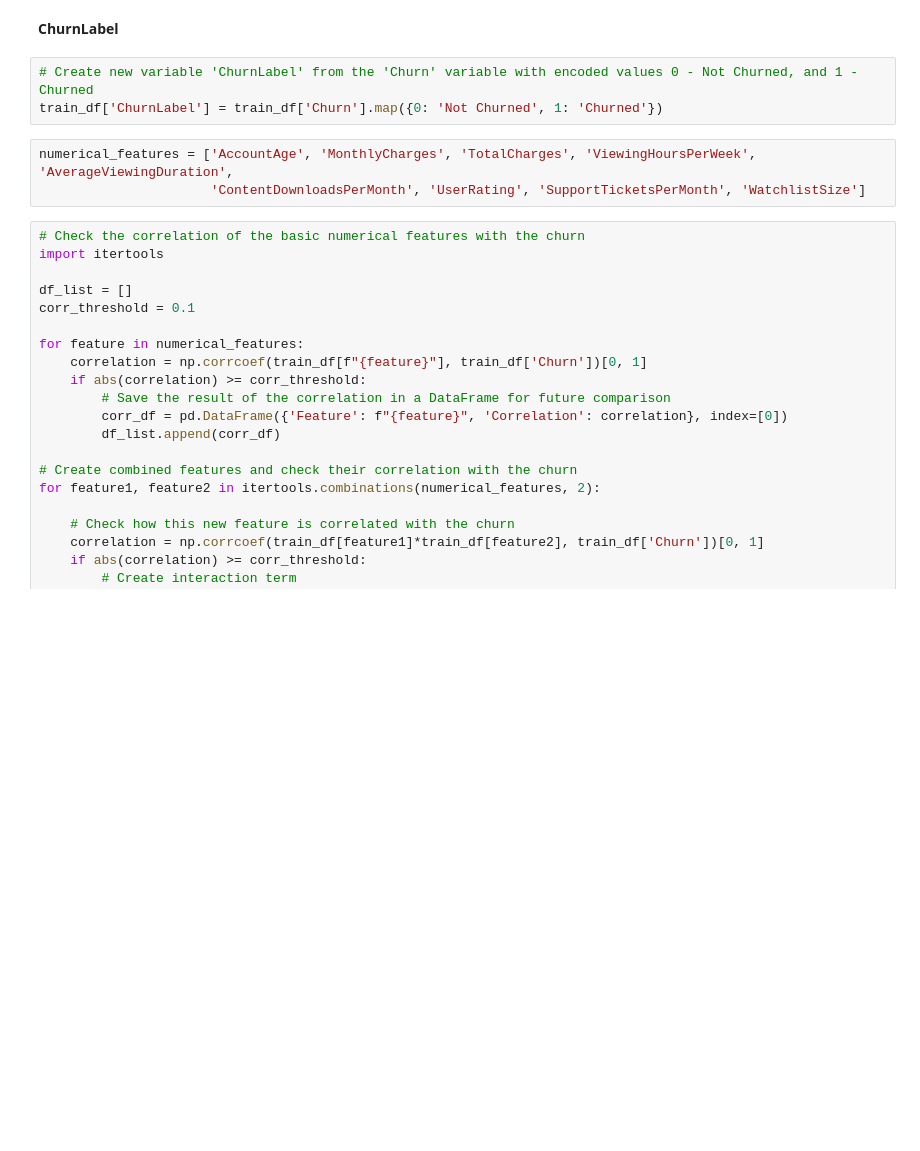
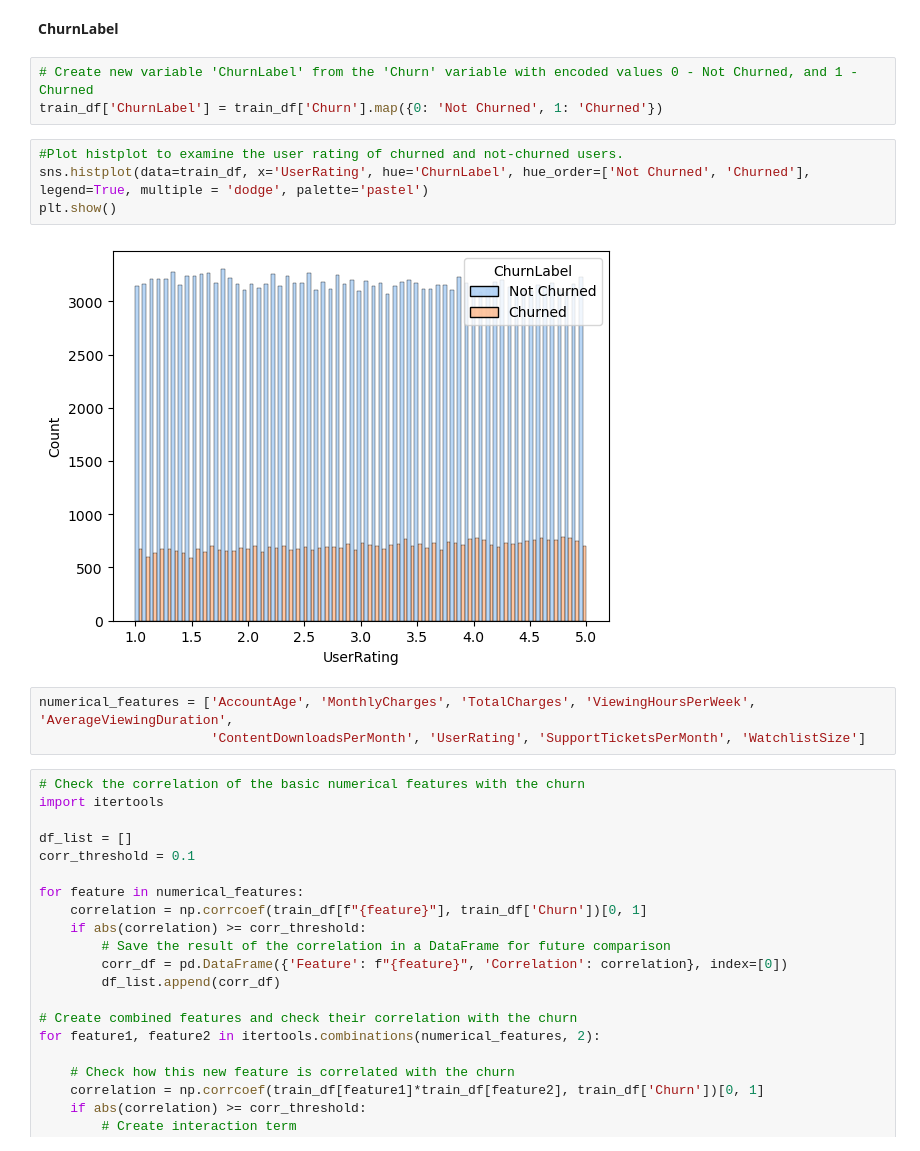
Before and after one commit to aleksandarosmanli/Video-Streaming-Churn-Prediction-Project, a Jupyter notebook: Jupyter notebooks/ChurnPrediction122024.ipynb, the cells around one changed output. Drawn from its saved outputs; the diff is of its cells as text; blank space fills up the shorter version.

```diff
--- a/Jupyter notebooks/ChurnPrediction122024.ipynb
+++ b/Jupyter notebooks/ChurnPrediction122024.ipynb
@@ -424,6 +424,12 @@ Let's combine some features to try to get more predictive power.
 # %%
 # Create new variable 'ChurnLabel' from the 'Churn' variable with encoded values 0 - Not Churned, and 1 - Churned
 train_df['ChurnLabel'] = train_df['Churn'].map({0: 'Not Churned', 1: 'Churned'})
+# %%
+#Plot histplot to examine the user rating of churned and not-churned users.
+sns.histplot(data=train_df, x='UserRating', hue='ChurnLabel', hue_order=['Not Churned', 'Churned'], legend=True, multiple = 'dodge', palette='pastel')
+plt.show()
+# %% [output]
+[figure, added]
 # %%
 numerical_features = ['AccountAge', 'MonthlyCharges', 'TotalCharges', 'ViewingHoursPerWeek', 'AverageViewingDuration',
                       'ContentDownloadsPerMonth', 'UserRating', 'SupportTicketsPerMonth', 'WatchlistSize']
```
Also changed, not shown: parts of 17 cells of this notebook.
